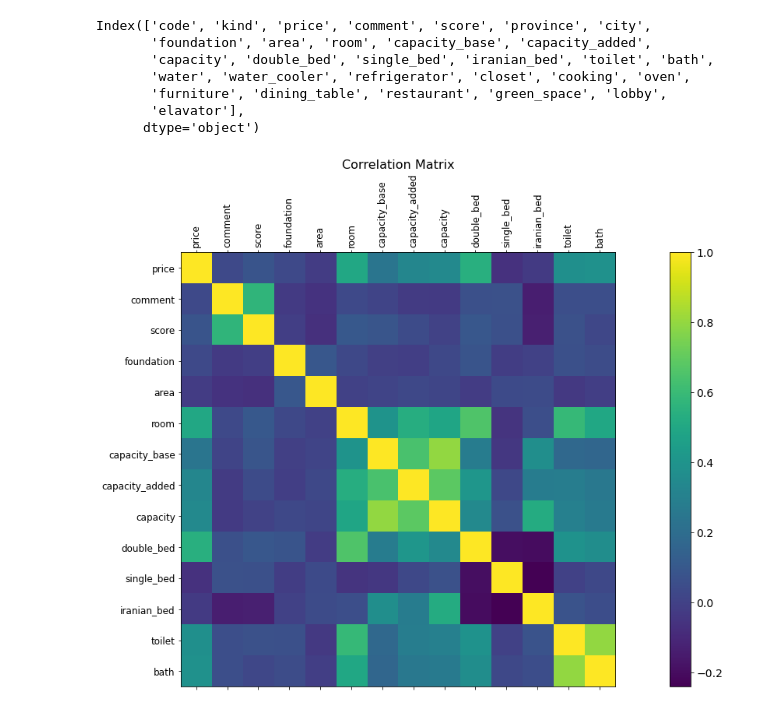
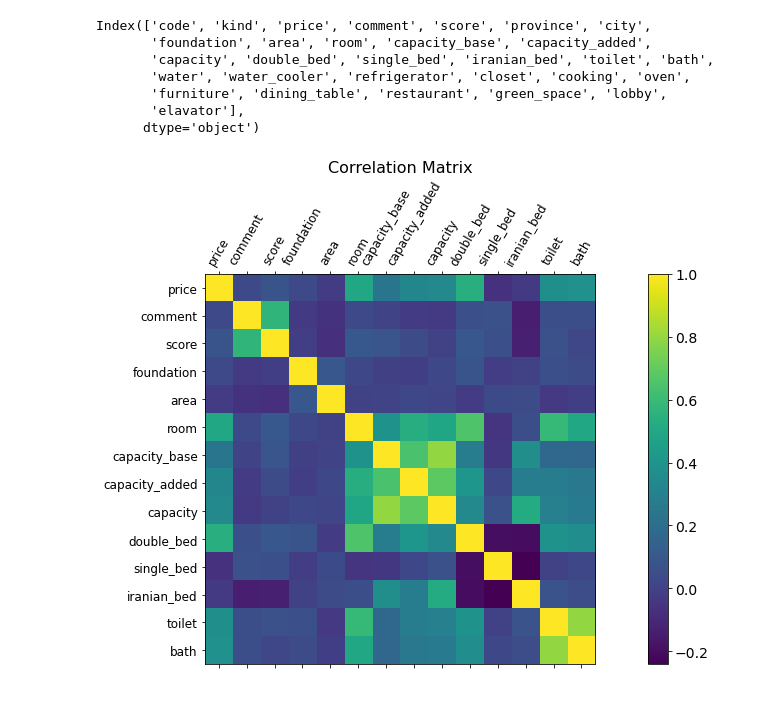
Before and after one commit to amiralimadadi/Jabama_WebScrap, a Jupyter notebook: Accommodations/2-Analysis.ipynb, the cells around one changed output. Drawn from its saved outputs; the diff is of its cells as text; code cells hidden in the pictures.

```diff
--- a/Accommodations/2-Analysis.ipynb
+++ b/Accommodations/2-Analysis.ipynb
@@ -279,14 +277,14 @@ Index(['code', 'kind', 'price', 'comment', 'score', 'province', 'city',
 # %%
 df_correlation = df[['price', 'comment', 'score', 'foundation', 'area', 'room', 'capacity_base', 'capacity_added',
        'capacity', 'double_bed', 'single_bed', 'iranian_bed', 'toilet', 'bath']]
-fig = plt.figure(figsize=(25, 10))
-plt.matshow(df_correlation.corr(), fignum=f.number)
+fig = plt.figure(figsize=(19, 7))
+plt.matshow(df_correlation.corr(), fignum=fig.number)
 plt.xticks(range(df_correlation.select_dtypes(['number']).shape[1]), df_correlation.select_dtypes(['number']).columns
-           , fontsize=12, rotation=90)
+           , fontsize=12, rotation=60)
 plt.yticks(range(df_correlation.select_dtypes(['number']).shape[1]), df_correlation.select_dtypes(['number']).columns
            , fontsize=12)
 cb = plt.colorbar()
 cb.ax.tick_params(labelsize=14)
 plt.title('Correlation Matrix', fontsize=16);
 # %% [output]
-[figure, old version]
+[figure, new version]
```
Also changed, not shown: parts of 1 cell of this notebook.
